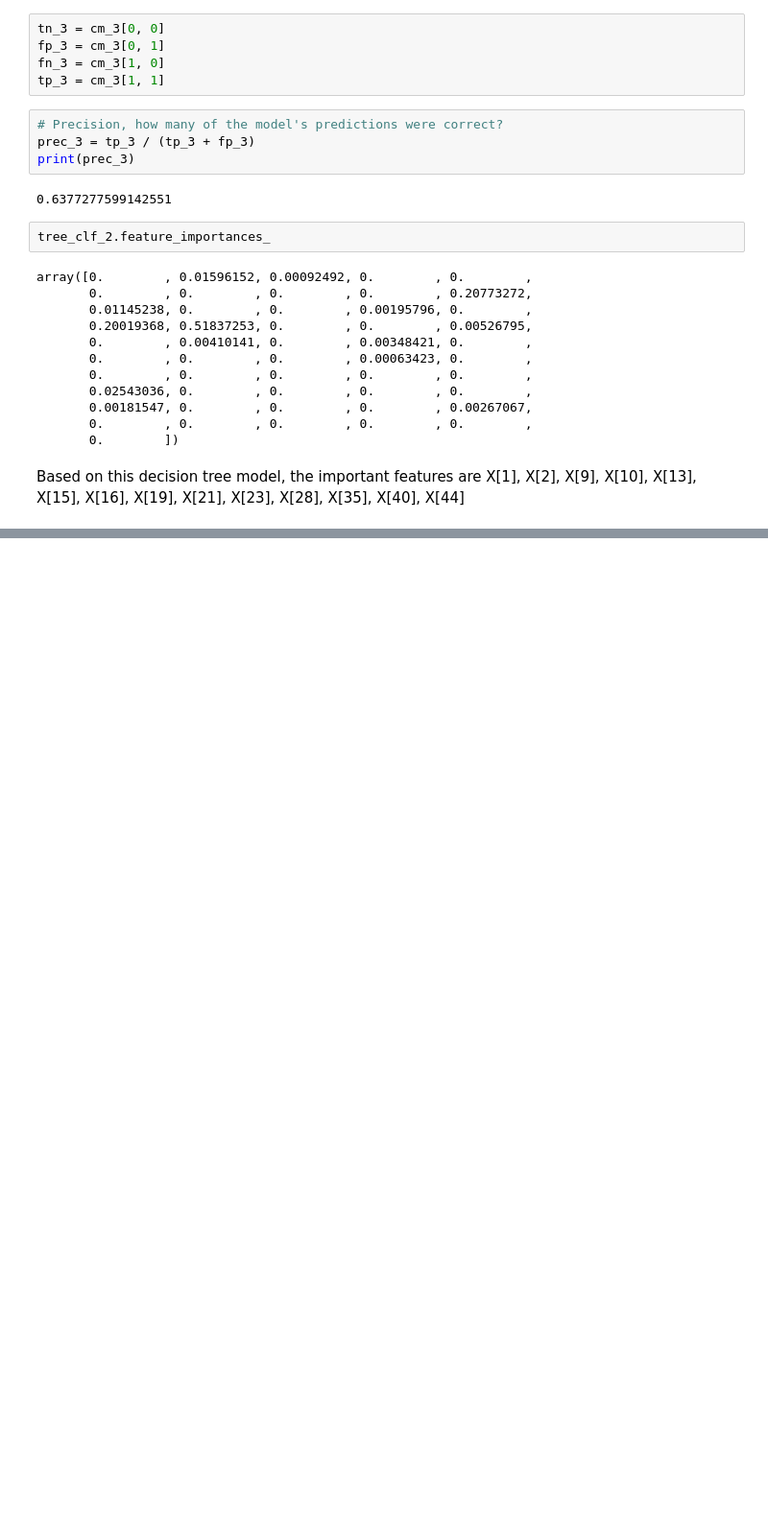
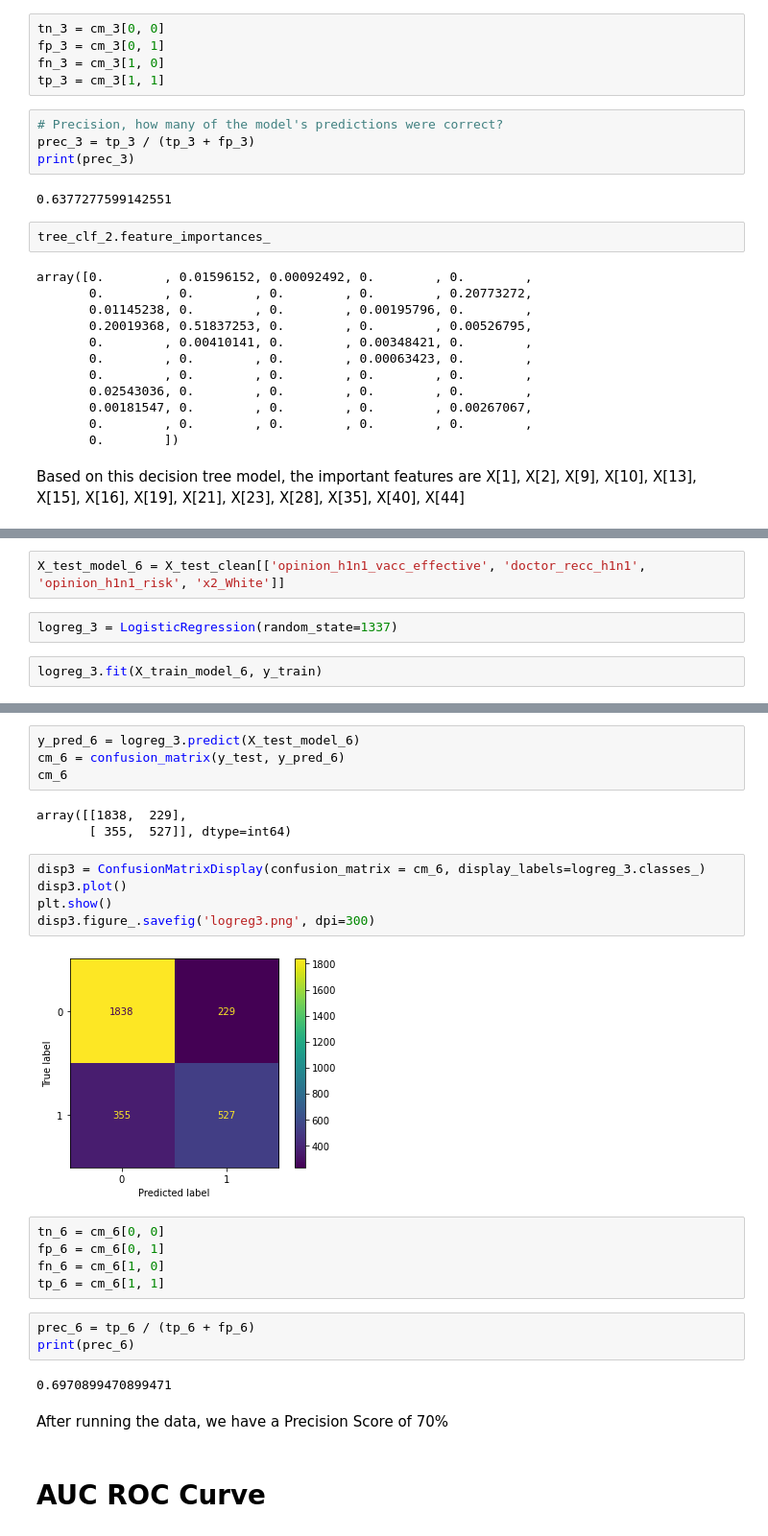
Before and after one commit to mahumabid/H1N1-vaccination-campaign, a Jupyter notebook: virus3.nb.ipynb, the cells around one changed output, grey strips where cells are left out. Shown at 96% size. Drawn from its saved outputs; the diff is of its cells as text; blank space fills up the shorter version.

```diff
--- a/virus3.nb.ipynb
+++ b/virus3.nb.ipynb
@@ -1168,0 +1326,6 @@ Based on this decision tree model, the important features are X[1], X[2], X[9],
+# %%
+X_test_model_6 = X_test_clean[['opinion_h1n1_vacc_effective', 'doctor_recc_h1n1', 'opinion_h1n1_risk', 'x2_White']]
+# %%
+logreg_3 = LogisticRegression(random_state=1337)
+# %%
+logreg_3.fit(X_train_model_6, y_train)
@@ -1168,0 +1341,28 @@ Based on this decision tree model, the important features are X[1], X[2], X[9],
+# %%
+y_pred_6 = logreg_3.predict(X_test_model_6)
+cm_6 = confusion_matrix(y_test, y_pred_6)
+cm_6
+# %% [output]
+array([[1838,  229],
+       [ 355,  527]], dtype=int64)
+# %%
+disp3 = ConfusionMatrixDisplay(confusion_matrix = cm_6, display_labels=logreg_3.classes_)
+disp3.plot()
+plt.show()
+disp3.figure_.savefig('logreg3.png', dpi=300)
+# %% [output]
+[figure, added]
+# %%
+tn_6 = cm_6[0, 0]
+fp_6 = cm_6[0, 1]
+fn_6 = cm_6[1, 0]
+tp_6 = cm_6[1, 1]
+# %%
+prec_6 = tp_6 / (tp_6 + fp_6)
+print(prec_6)
+# %% [output]
+0.6970899470899471
+# %% [markdown]
+After running the data, we have a Precision Score of 70%
+# %% [markdown]
+# AUC ROC Curve
```
Also changed, not shown: parts of 42 cells of this notebook.
